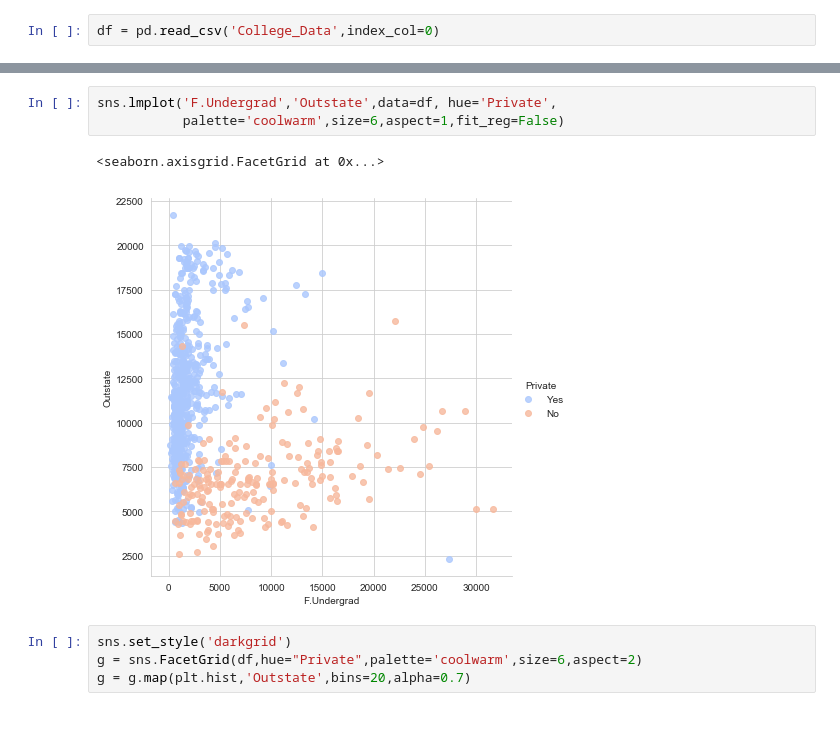
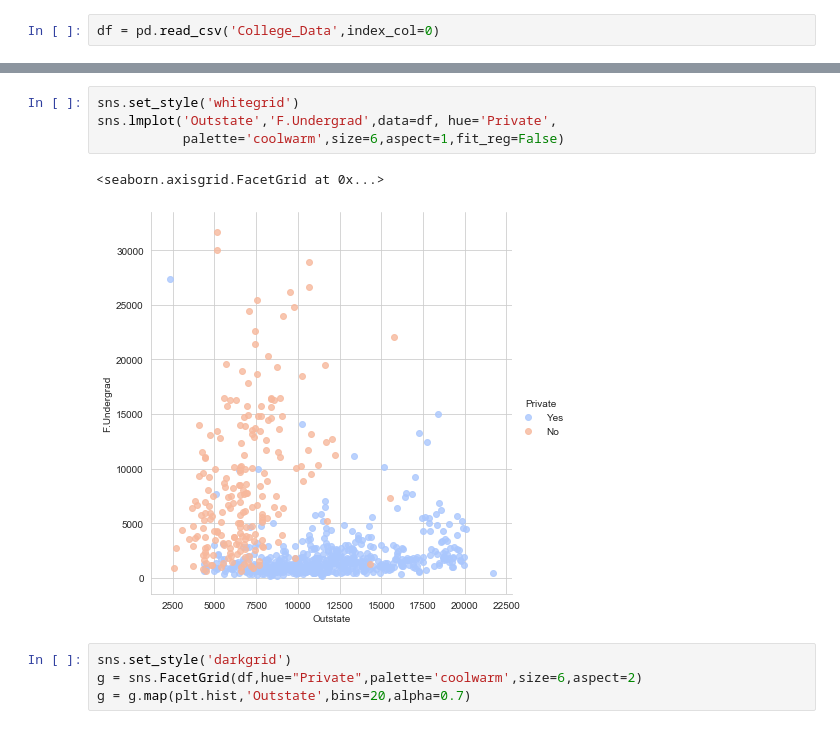
Before and after one commit to msmsk05/Portfolio, a Jupyter notebook: Machine Learning Notebooks/6-K Means Clustering Project.ipynb, the cells around one changed output, grey strips where cells are left out. Drawn from its saved outputs; the diff is of its cells as text.

```diff
--- a/Machine Learning Notebooks/6-K Means Clustering Project.ipynb
+++ b/Machine Learning Notebooks/6-K Means Clustering Project.ipynb
@@ -89,9 +92,10 @@ sns.lmplot('Room.Board','Grad.Rate',data=df, hue='Private',
 # %%
-sns.lmplot('F.Undergrad','Outstate',data=df, hue='Private',
+sns.set_style('whitegrid')
+sns.lmplot('Outstate','F.Undergrad',data=df, hue='Private',
            palette='coolwarm',size=6,aspect=1,fit_reg=False)
 # %% [output]
 <seaborn.axisgrid.FacetGrid at 0x...>
-[figure, old version]
+[figure, new version]
 # %%
 sns.set_style('darkgrid')
 g = sns.FacetGrid(df,hue="Private",palette='coolwarm',size=6,aspect=2)
```
Also changed, not shown: parts of 13 cells of this notebook, 3 other files.
